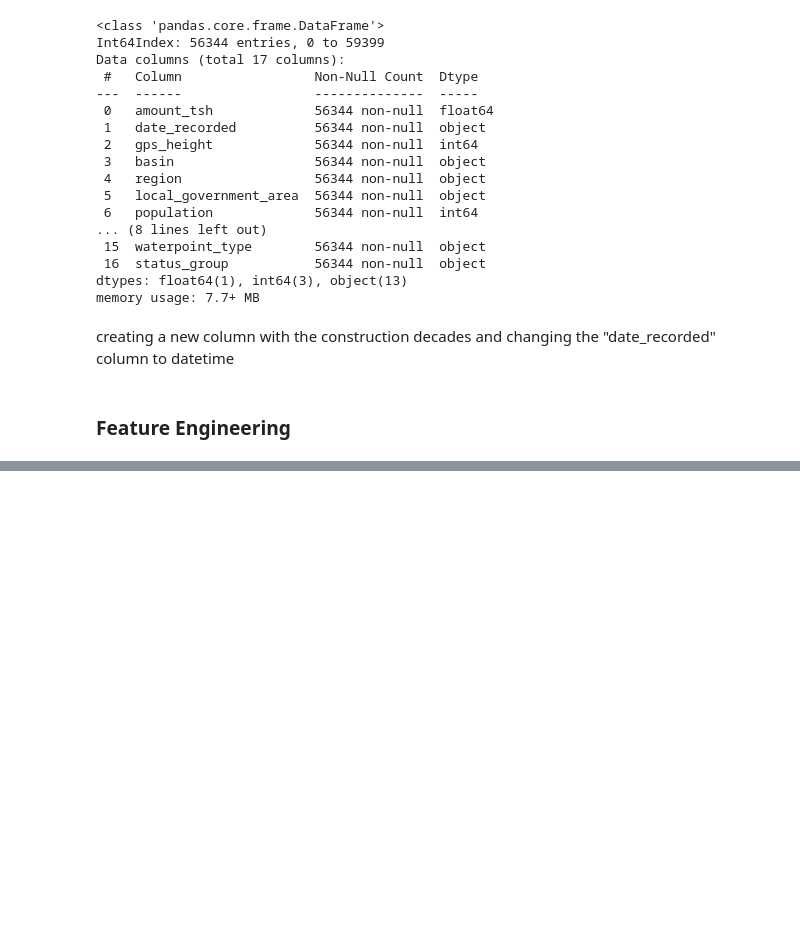
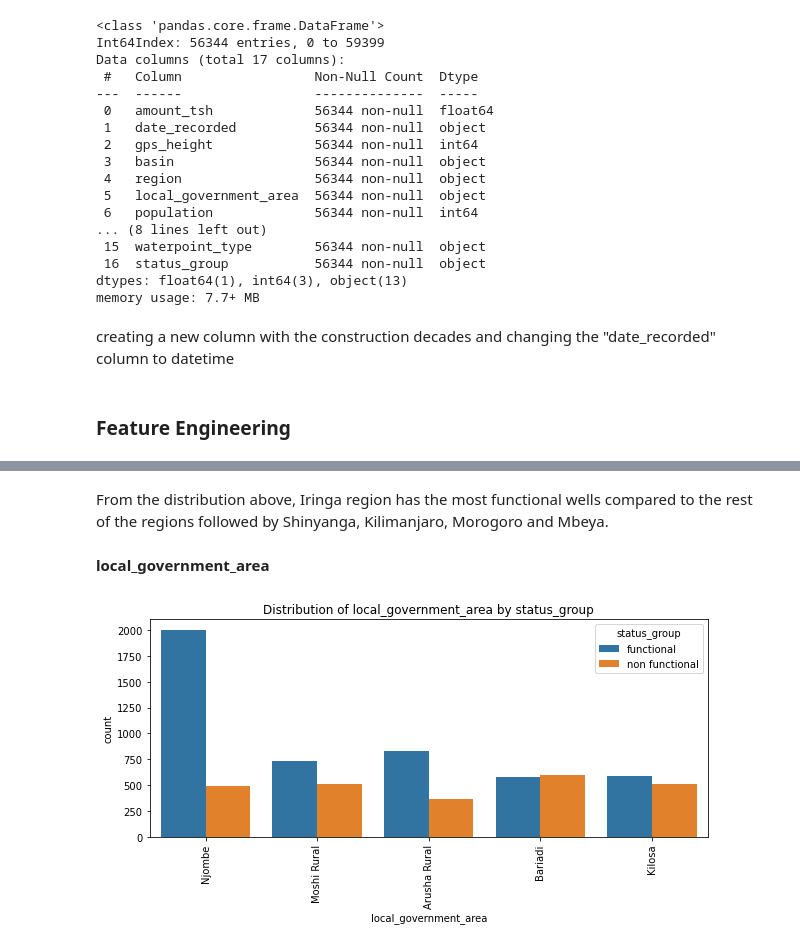
Before and after one commit to paulngatia/PHASE-3-PROJECT, a Jupyter notebook: index.ipynb, the cells around one changed output, grey strips where cells are left out. Drawn from its saved outputs; the diff is of its cells as text; code cells hidden in the pictures; blank space fills up the shorter version.

```diff
--- a/index.ipynb
+++ b/index.ipynb
@@ -539,0 +655,8 @@ creating a new column with the construction decades and changing the "date_recor
+# %% [markdown]
+From the distribution above, Iringa region has the most functional wells compared to the rest of the regions followed by Shinyanga, Kilimanjaro, Morogoro and Mbeya.
+# %% [markdown]
+**local_government_area**
+# %%
+plot_categorical_distribution(dfn, 'local_government_area')
+# %% [output]
+[figure, added]
```
Also changed, not shown: parts of 40 cells of this notebook.
